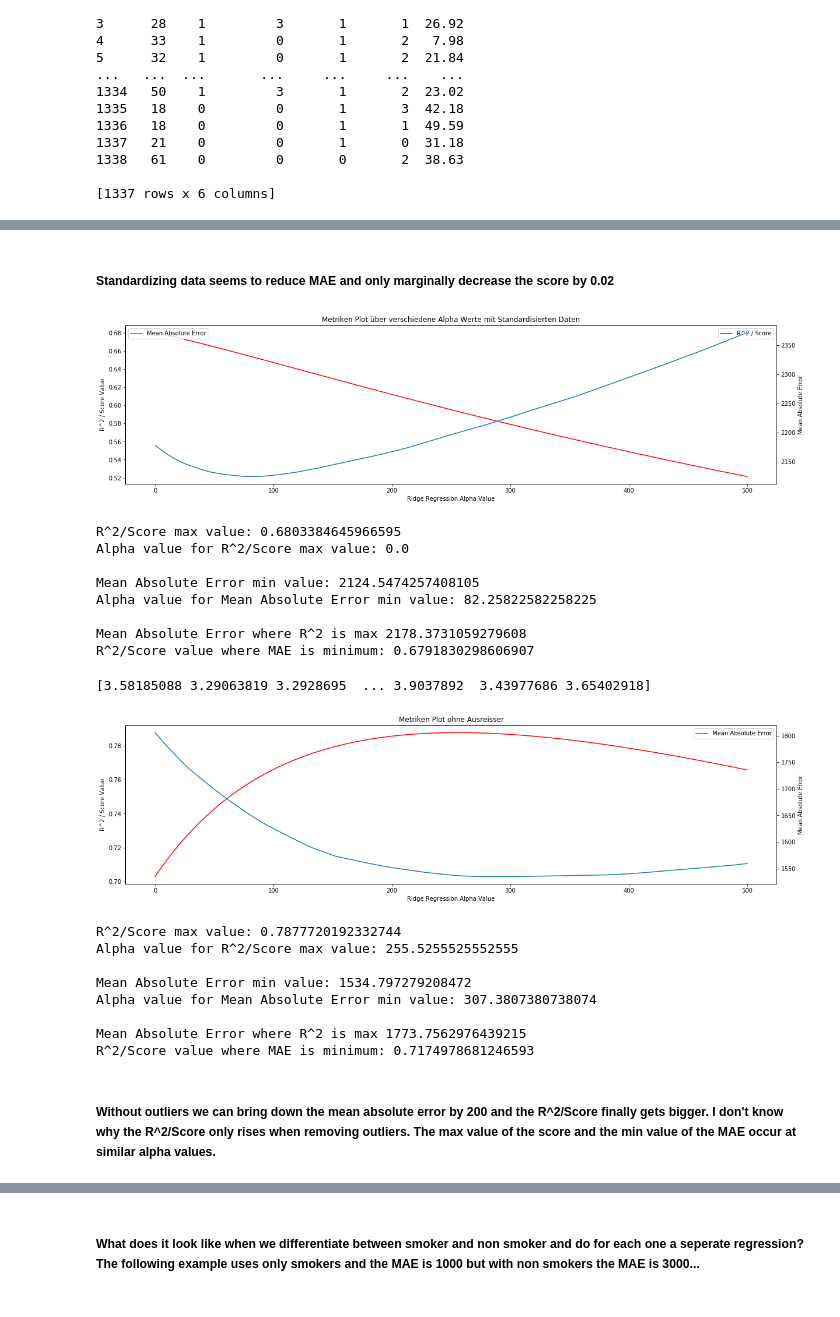
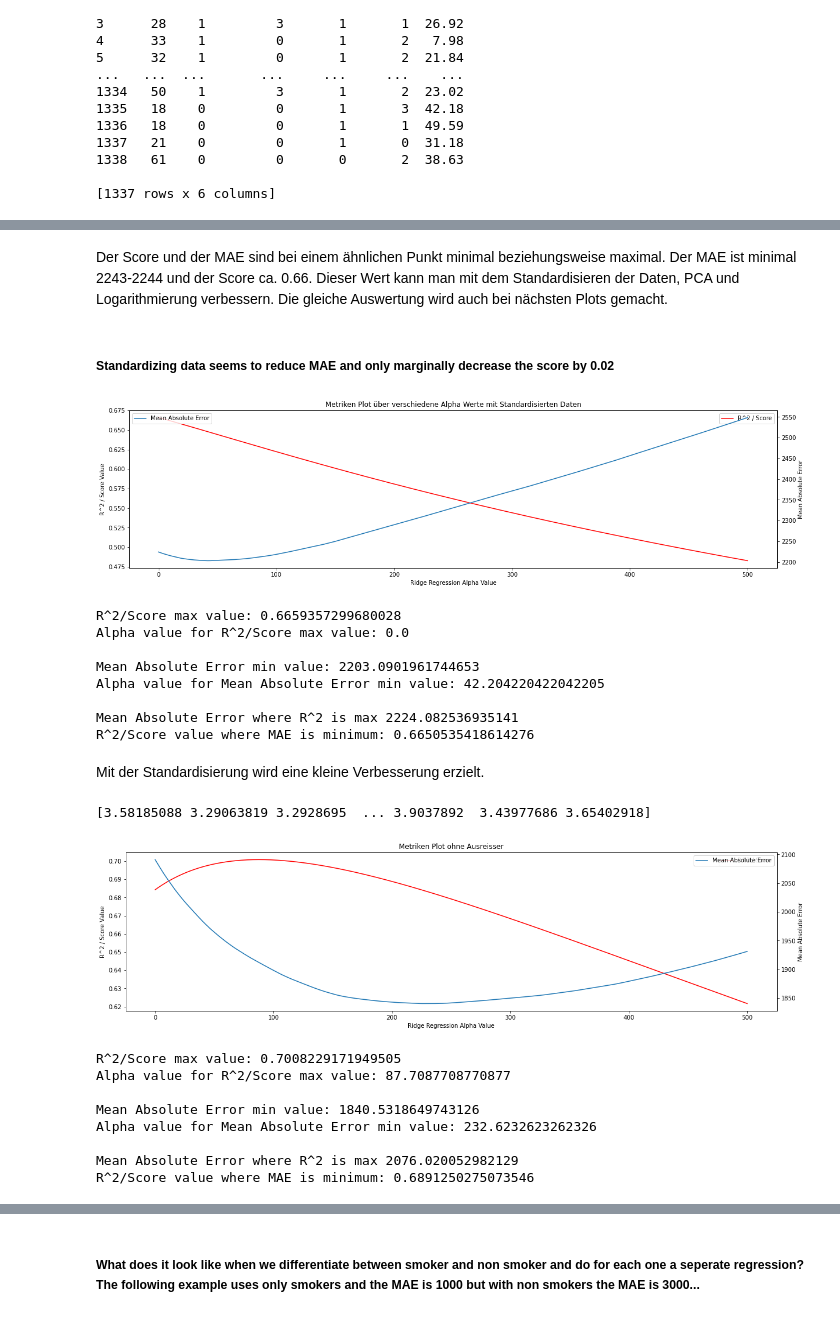
Before and after one commit to challenge-healthcare/regression, a Jupyter notebook: Main.ipynb, the cells around one changed output, grey strips where cells are left out. Cells and saved outputs as stored; diff of their text form; code cells hidden in the pictures.

```diff
--- a/Main.ipynb
+++ b/Main.ipynb
@@ -188,7 +190,7 @@ print(input)
 input = np.array(input)
 
 train_input, test_input, train_labels, test_labels = \
-    train_test_split(input, labels, test_size = 0.2, random_state = 42)
+    train_test_split(input, labels, test_size = 0.25, random_state = 42)
 # %% [output]
       age  sex  children  smoker  canton    pbf
 1      19    0         0       0       0  35.94
@@ -250,10 +254,11 @@ model = Ridge(alpha=1.0)
 # fit model
 model.fit(train_input, train_labels)
 
-RidgeRegressor = Ridge(alpha=1.0)
+RidgeRegressor = RidgeRegression(opt_method='neq', alpha = 1)
 RidgeRegressor.fit(train_input, train_labels)
 
 predics = RidgeRegressor.predict(test_input)
 
-print("sklearn vs own formula prediction comparison:", model.predict(test_input) == predics)
+print("sklearn vs own formula prediction comparison:", np.abs(model.predict(test_input[10:16:]) - predics[10:16:]))
+print("Absolute Unterschiede sind sehr klein, somit ist die Regression from scratch praktisch gleich der scikit-learn Implementation")
 # %% [output]
@@ -329,3 +322,5 @@ R^2/Score value where MAE is minimum: 0.6857716370341155
+# %% [markdown]
+Der Score und der MAE sind bei einem ähnlichen Punkt minimal beziehungsweise maximal. Der MAE ist minimal 2243-2244 und der Score ca. 0.66. Dieser Wert kann man mit dem Standardisieren der Daten, PCA und Logarithmierung verbessern. Die gleiche Auswertung wird auch bei nächsten Plots gemacht.
 # %% [markdown]
 ##### Standardizing data seems to reduce MAE and only marginally decrease the score by 0.02
 # %%
@@ -374,15 +369,17 @@ print("")
 print("Mean Absolute Error where R^2 is max", maeArray[alphaRange[np.where(scoreArray == np.amax(scoreArray))][0].round(decimals=0).astype(np.int64)])
 print("R^2/Score value where MAE is minimum:", scoreArray[alphaRange[np.where(maeArray == np.amin(maeArray))][0].round(decimals=0).astype(np.int64)])
 # %% [output]
-[figure, old version]
+[figure, new version]
-R^2/Score max value: 0.6803384645966595
+R^2/Score max value: 0.6659357299680028
 Alpha value for R^2/Score max value: 0.0
 
-Mean Absolute Error min value: 2124.5474257408105
-Alpha value for Mean Absolute Error min value: 82.25822582258225
+Mean Absolute Error min value: 2203.0901961744653
+Alpha value for Mean Absolute Error min value: 42.204220422042205
 
-Mean Absolute Error where R^2 is max 2178.3731059279608
-R^2/Score value where MAE is minimum: 0.6791830298606907
+Mean Absolute Error where R^2 is max 2224.082536935141
+R^2/Score value where MAE is minimum: 0.6650535418614276
+# %% [markdown]
+Mit der Standardisierung wird eine kleine Verbesserung erzielt.
 # %%
 labels = np.array(data_no_outliers['charges'])
 # The data we want to split = 'input'
@@ -395,7 +392,7 @@ input = np.array(input)
 print(np.log(input[:,5]))
 
 train_input, test_input, train_labels, test_labels = \
-    train_test_split(input, labels, test_size = 0.1, random_state = 42)
+    train_test_split(input, labels, test_size = 0.25, random_state = 42)
 
 train_input_standardize = (train_input - np.mean(train_input, axis=0)) / np.std(train_input, axis=0)
 test_input_standardize = (test_input - np.mean(test_input, axis=0)) / np.std(test_input, axis=0)
@@ -416,41 +413,39 @@ for i in alphaRange:
     scoreArray.append(score)
 
 
 plt.rcParams["figure.figsize"] = (20,5)
 
 fig1, ax1 = plt.subplots() # two axes on figure
 ax1.plot(alphaRange, scoreArray, label="R^2 / Score", color = "r")
 ax1.set_xlabel("Ridge Regression Alpha Value")
 ax1.set_ylabel("R^2 / Score Value")
 plt.legend()
 
 ax2 = ax1.twinx()
 ax2.plot(alphaRange, maeArray, label="Mean Absolute Error")
 ax2.set_xlabel("Ridge Regression Alpha Value")
 ax2.set_ylabel("Mean Absolute Error")
 
 plt.title("Metriken Plot ohne Ausreisser")
 plt.legend()
 plt.show()
 
 print("R^2/Score max value:", np.amax(scoreArray))
 print("Alpha value for R^2/Score max value:", alphaRange[np.where(scoreArray == np.amax(scoreArray))][0])
 print("")
 print("Mean Absolute Error min value:", np.amin(maeArray))
 print("Alpha value for Mean Absolute Error min value:", alphaRange[np.where(maeArray == np.amin(maeArray))][0])
 print("")
 print("Mean Absolute Error where R^2 is max", maeArray[alphaRange[np.where(scoreArray == np.amax(scoreArray))][0].round(decimals=0).astype(np.int64)])
 print("R^2/Score value where MAE is minimum:", scoreArray[alphaRange[np.where(maeArray == np.amin(maeArray))][0].round(decimals=0).astype(np.int64)])
 # %% [output]
 [3.58185088 3.29063819 3.2928695  ... 3.9037892  3.43977686 3.65402918]
-[figure, old version]
+[figure, new version]
-R^2/Score max value: 0.7877720192332744
-Alpha value for R^2/Score max value: 255.5255525552555
+R^2/Score max value: 0.7008229171949505
+Alpha value for R^2/Score max value: 87.7087708770877
 
-Mean Absolute Error min value: 1534.797279208472
-Alpha value for Mean Absolute Error min value: 307.3807380738074
+Mean Absolute Error min value: 1840.5318649743126
+Alpha value for Mean Absolute Error min value: 232.6232623262326
 
-Mean Absolute Error where R^2 is max 1773.7562976439215
-R^2/Score value where MAE is minimum: 0.7174978681246593
+Mean Absolute Error where R^2 is max 2076.020052982129
+R^2/Score value where MAE is minimum: 0.6891250275073546
-# %% [markdown]
-##### Without outliers we can bring down the mean absolute error by 200 and the R^2/Score finally gets bigger. I don't know why the R^2/Score only rises when removing outliers. The max value of the score and the min value of the MAE occur at similar alpha values.
```
Also changed, not shown: parts of 27 cells of this notebook.
